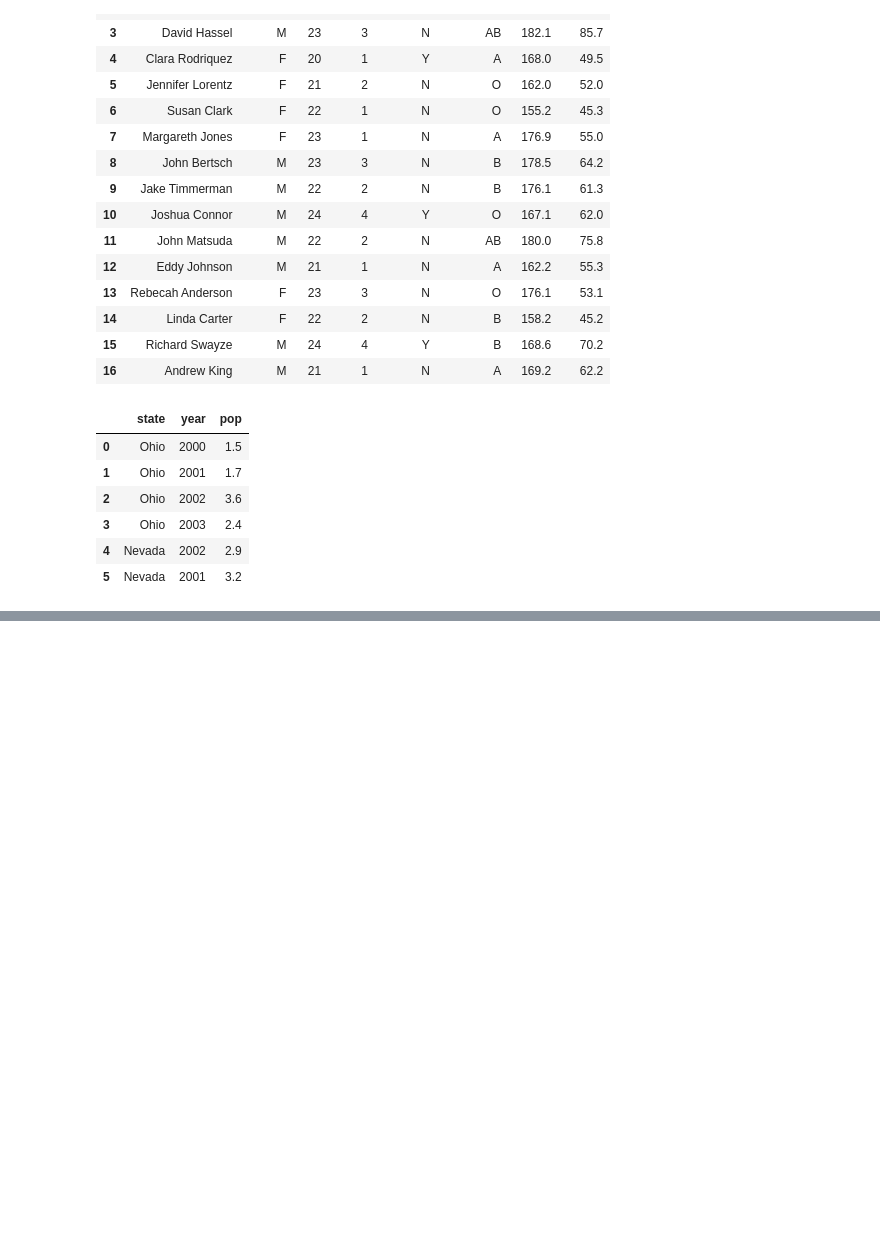
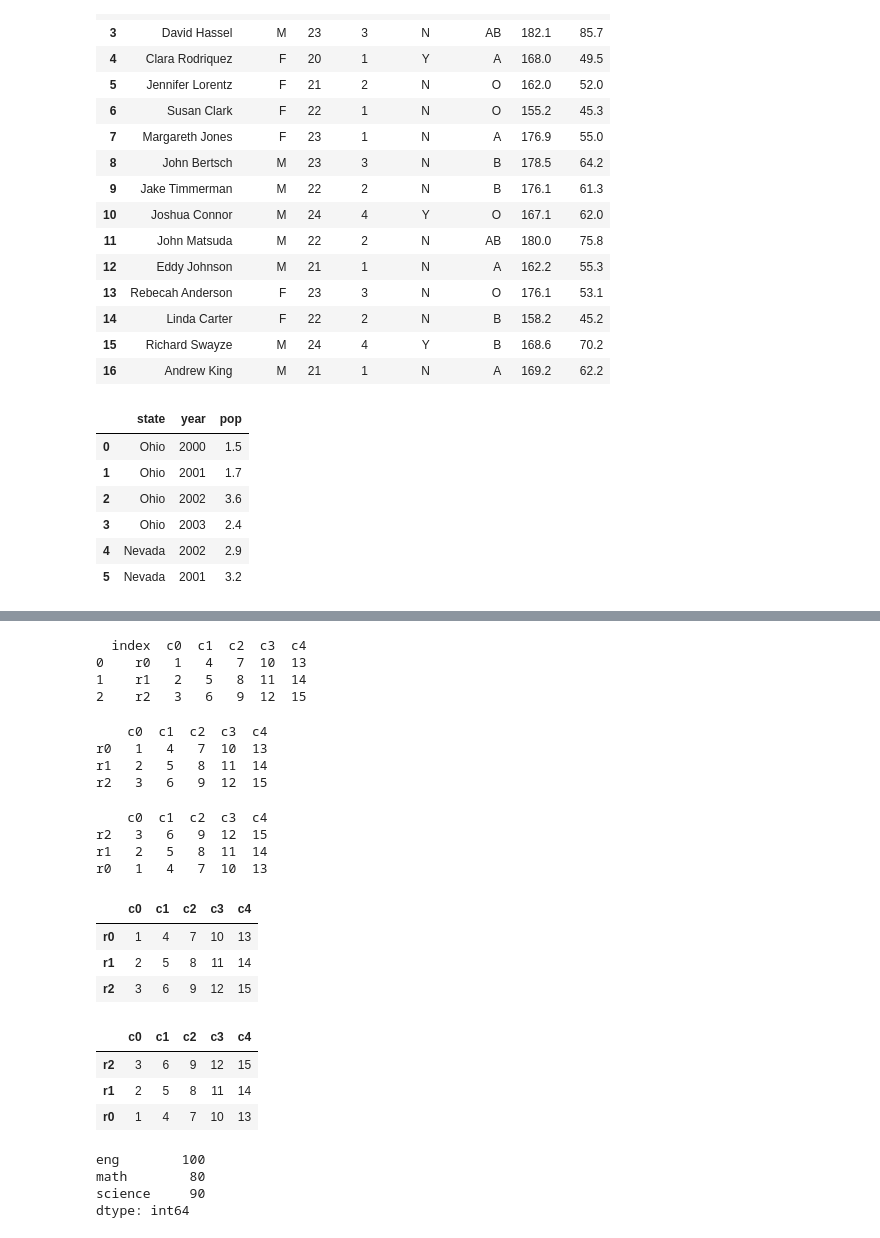
Before and after one commit to mav01-code/SamsungInnovation-AI, a Jupyter notebook: Pandas.ipynb, the cells around one changed output, grey strips where cells are left out. Saved outputs shown, nothing was run; the diff lists cells and outputs as text; code cells hidden in the pictures; blank space fills up the shorter version.

```diff
--- a/Pandas.ipynb
+++ b/Pandas.ipynb
@@ -1079,0 +1173,32 @@ frame
+# %%
+ndf = df.reset_index()
+print(ndf)
+# %% [output]
+  index  c0  c1  c2  c3  c4
+0    r0   1   4   7  10  13
+1    r1   2   5   8  11  14
+2    r2   3   6   9  12  15
+# %%
+dict_data = {'c0': [1, 2, 3], 'c1': [4, 5, 6], 'c2': [7, 8, 9], 'c3': [10, 11, 12], 'c4': [13, 14, 15]}
+df = pd.DataFrame(dict_data, index = ['r0', 'r1', 'r2'])
+print(df)
+# %% [output]
+    c0  c1  c2  c3  c4
+r0   1   4   7  10  13
+r1   2   5   8  11  14
+r2   3   6   9  12  15
+# %%
+ndf = df.sort_index(ascending=False)
+print(ndf)
+# %% [output]
+    c0  c1  c2  c3  c4
+r2   3   6   9  12  15
+r1   2   5   8  11  14
+r0   1   4   7  10  13
+# %%
+df
+# %% [output]
+|  | c0 | c1 | c2 | c3 | c4 |
+| r0 | 1 | 4 | 7 | 10 | 13 |
+| r1 | 2 | 5 | 8 | 11 | 14 |
+| r2 | 3 | 6 | 9 | 12 | 15 |
@@ -1079,0 +1207,15 @@ frame
+# %%
+ndf
+# %% [output]
+|  | c0 | c1 | c2 | c3 | c4 |
+| r2 | 3 | 6 | 9 | 12 | 15 |
+| r1 | 2 | 5 | 8 | 11 | 14 |
+| r0 | 1 | 4 | 7 | 10 | 13 |
+# %%
+student1 = pd.Series({'eng': 100, 'math': 80, 'science': 90})
+print(student1)
+# %% [output]
+eng        100
+math        80
+science     90
+dtype: int64
```
Also changed, not shown: parts of 29 cells of this notebook, 3 other files.
